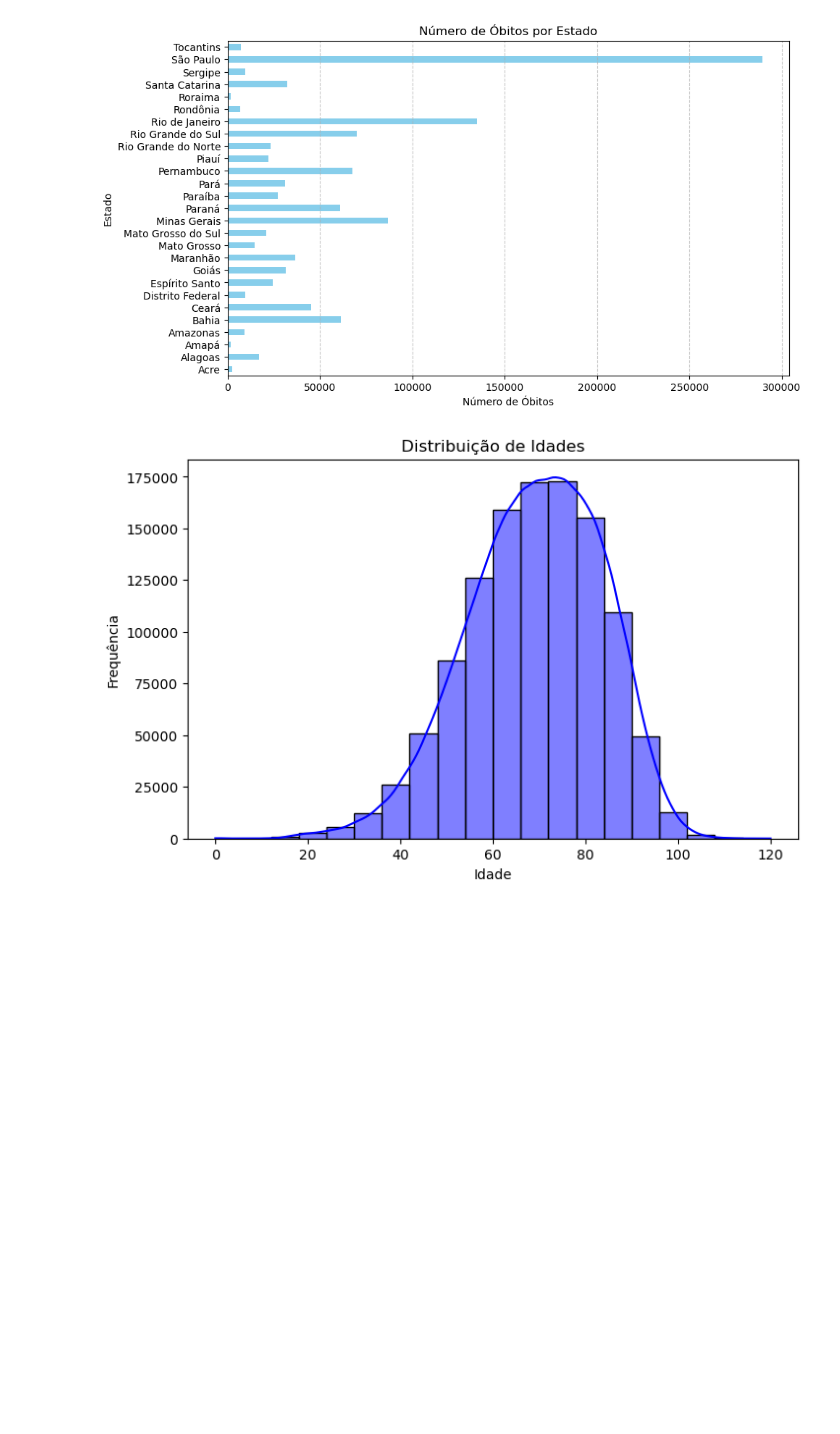
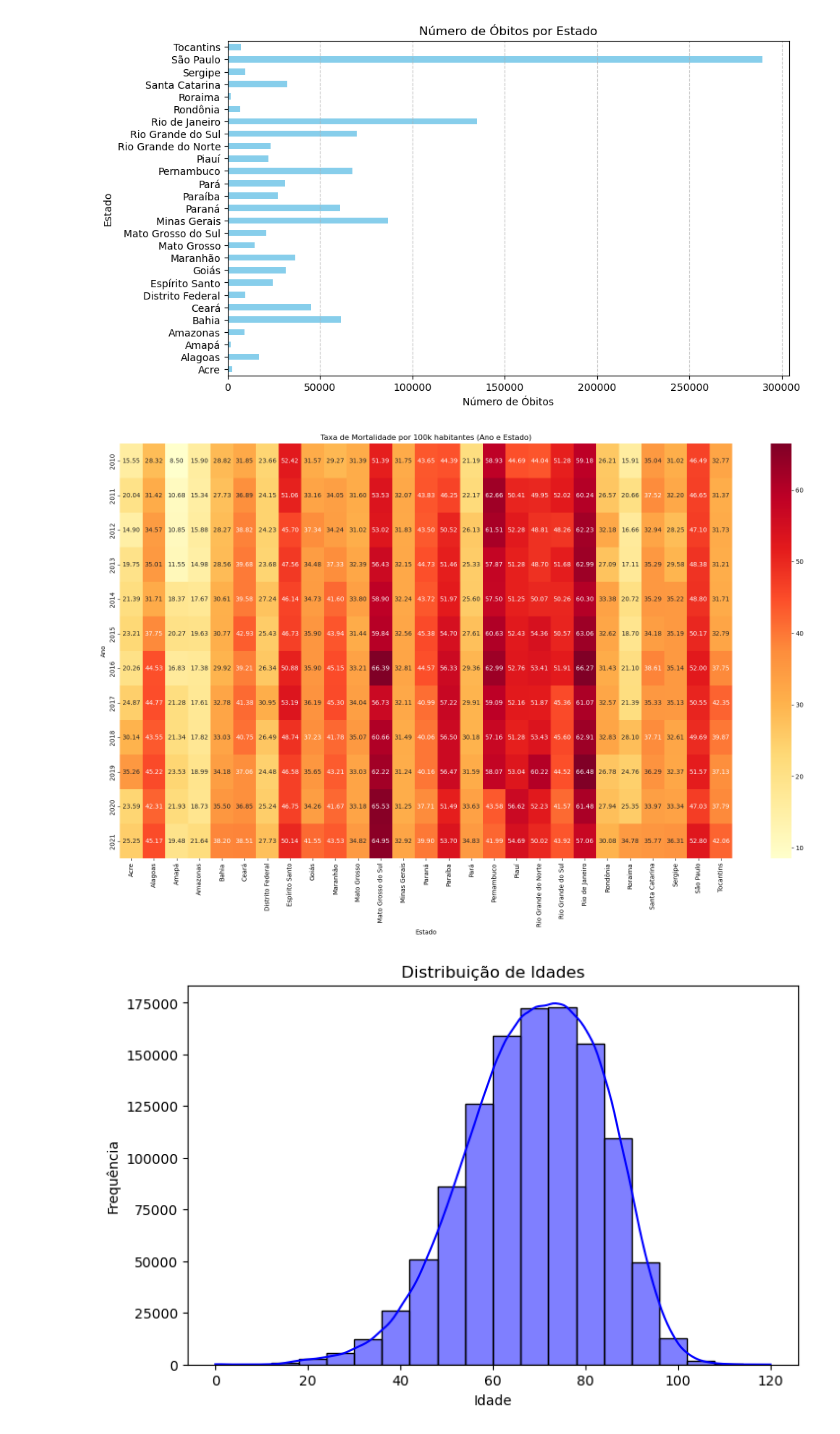
Before and after one commit to VitorAmadeu/Analise-de-dados-do-SIM, a Jupyter notebook: Analise_Descritiva_I219.ipynb, the cells around one changed output. Cells and saved outputs as stored; diff of their text form; code cells hidden in the pictures; blank space fills up the shorter version.

```diff
--- a/Analise_Descritiva_I219.ipynb
+++ b/Analise_Descritiva_I219.ipynb
@@ -690,6 +690,25 @@ plt.grid(axis='x', linestyle='--', alpha=0.7)
 plt.show()
 # %% [output]
 [figure]
+# %%
+# Agrupar por ano e estado e contar o número de óbitos
+mortalidade_ano_estado = dataset_filtrado2.groupby(['ANO_OBITO', 'Estado']).size().unstack()
+
+# Obter a população total por estado (assumindo que 'População Total Estado' representa isso)
+populacao_estado = dataset_filtrado2.groupby(['ANO_OBITO', 'Estado'])['População Total Estado'].first().unstack()
+
+# Normalizar os dados (óbitos por população)
+mortalidade_normalizada = (mortalidade_ano_estado / populacao_estado) * 100000  # Multiplicado por 100 mil para representar óbitos por 100k habitantes
+
+# Visualizar os dados
+plt.figure(figsize=(22, 12))
+sns.heatmap(mortalidade_normalizada, annot=True, fmt=".2f", cmap='YlOrRd')
+plt.title("Taxa de Mortalidade por 100k habitantes (Ano e Estado)")
+plt.xlabel("Estado")
+plt.ylabel("Ano")
+plt.show()
+# %% [output]
+[figure, added]
 # %%
 import matplotlib.pyplot as plt
 import seaborn as sns
```
Also changed, not shown: parts of 2 cells of this notebook.
